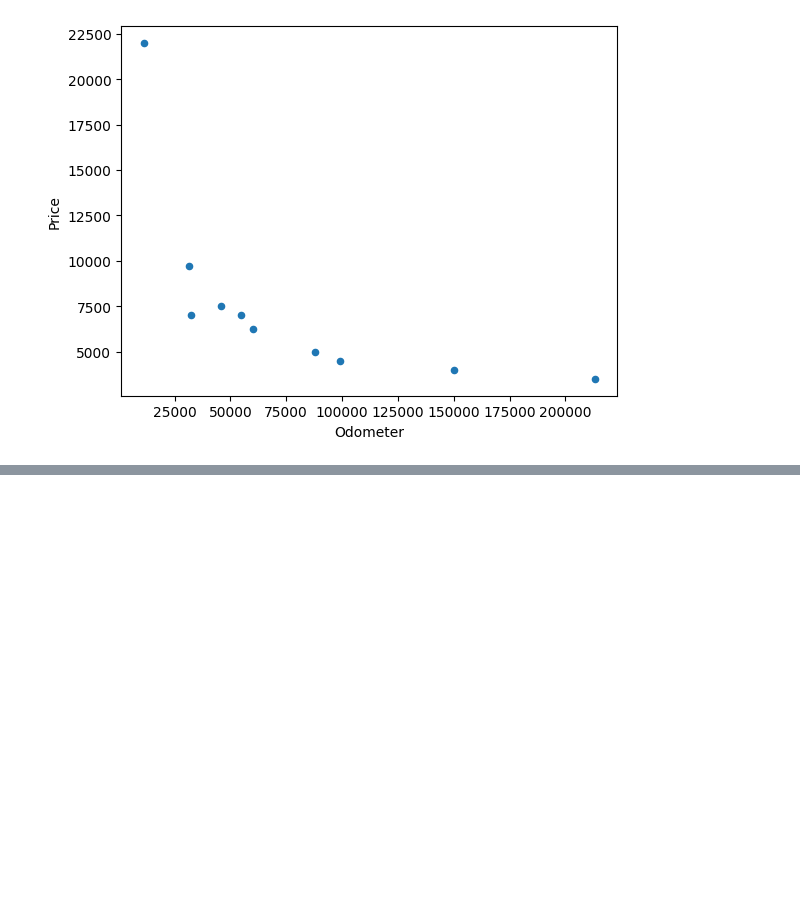
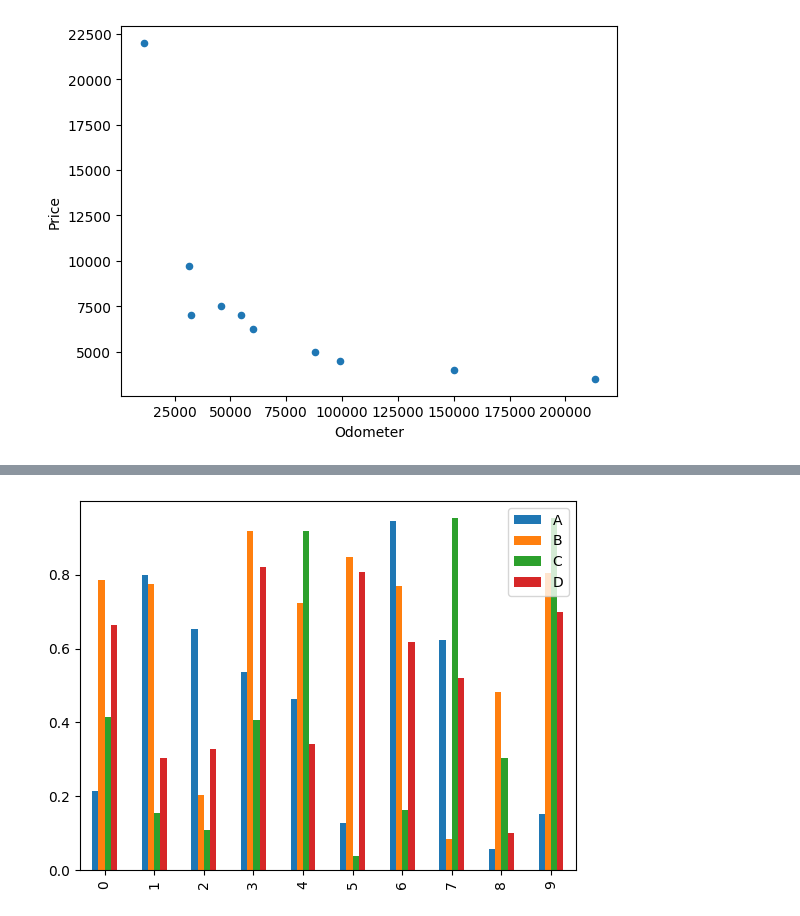
Before and after one commit to thewesternfront/Jupyter_Testintg_Jetbrains, a Jupyter notebook: Introduction-to-MatplotLib.ipynb, the cells around one changed output, grey strips where cells are left out. Drawn from its saved outputs; the diff is of its cells as text; code cells hidden in the pictures; blank space fills up the shorter version.

Commit message:
various types of plotting with data frames and car sales data

```diff
--- a/Introduction-to-MatplotLib.ipynb
+++ b/Introduction-to-MatplotLib.ipynb
@@ -290,3 +290,12 @@ car_sales["Price"] = car_sales["Price"].astype(int)
 car_sales.plot(x="Odometer", y="Price", kind="scatter");
 # %% [output]
 [figure]
+# %%
+# Making a Bar Graph
+# data will be random numbers from 0-1 in the shape of 10 rows and 4 columns
+x = np.random.rand(10, 4)
+print(x)
+
+# Make a Data Frame out of x and use columns A, B, C, D
+df = pd.DataFrame(x, columns=['A', 'B', 'C', 'D'])
+print(df)
@@ -292,0 +320,5 @@ car_sales.plot(x="Odometer", y="Price", kind="scatter");
+# %%
+# Plot the Data Frame as a bar graph now
+df.plot.bar();
+# %% [output]
+[figure, added]
```
Also changed, not shown: parts of 11 cells of this notebook.
